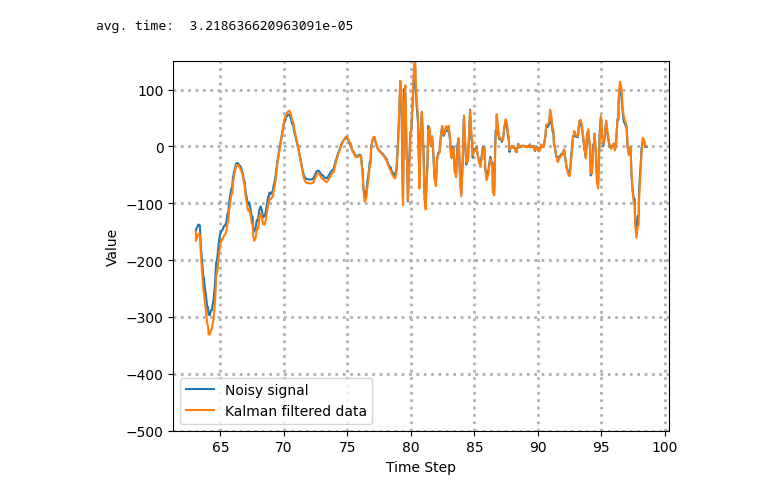
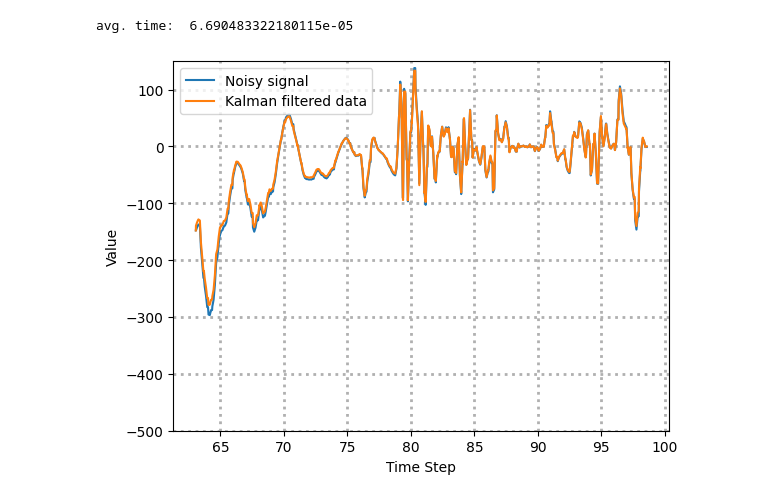
Before and after one commit to NUSTARS/atlas-payload-2026, a Jupyter notebook: Roll-Control/Plotting/DerivativesandSmoothing/derivativesandsmoothing.ipynb, the cells around one changed output. Saved outputs shown, nothing was run; the diff lists cells and outputs as text; code cells hidden in the pictures.

```diff
--- a/Roll-Control/Plotting/DerivativesandSmoothing/derivativesandsmoothing.ipynb
+++ b/Roll-Control/Plotting/DerivativesandSmoothing/derivativesandsmoothing.ipynb
@@ -110,40 +110,40 @@ Q = np.array([[1, 0, 0],
 R = np.array([[0.2, 0],
               [0, 0.2]])
 # initial state
-x0 = np.array([yr[0],0,0])
+x0 = np.array([0, yr[0],0])
 
 # initial covariance matrix
 P0 = np.array([[0.1, 0, 0],
                [0, 0.1, 0],
-               [0, 0, 0.1]])
+               [0, 0, 10]])
 
 KS = KalmanSys(A, H, Q, R, x0, P0)
 
 for i in range(0,len(yr)-1):
     start_time = time.perf_counter()
     dt = xr[i + 1] - xr[i]
     A = np.array([[1, dt, 0.5*dt**2],
                   [0, 1, dt],
                   [0, 0, 1]])
-    Q = 0 * np.array([[(dt**3)/20, (dt**4)/8, (dt**3)/6],
+    Q = 100 * np.array([[(dt**3)/20, (dt**4)/8, (dt**3)/6],
                       [(dt**4)/8, (dt**3)/3, (dt**2)/2],
                       [(dt**3)/6, (dt**2)/2, dt]])
     KS.update()
-    ys[i] = KS.estimate(yr[i])[0]
-    dy[i] = KS.estimate(yr[i])[1]
+    ys[i] = KS.estimate(yr[i])[1]
+    dy[i] = KS.estimate(yr[i])[2]
     totalTime += time.perf_counter() - start_time
 
 print("avg. time: ",totalTime / len(xr))
 
 plt.ylim(-500,150)
 plt.plot(xr, yr, label='Noisy signal')
 plt.plot(xr, ys, label='Kalman filtered data')
 #plt.plot(xr, dy, label='Kalman filtered derivative')
 plt.grid(lw=2,ls=':')
 plt.xlabel('Time Step')
 plt.ylabel("Value")
 plt.legend()
 plt.show()
 # %% [output]
-avg. time:  3.218636620963091e-05
+avg. time:  6.690483322180115e-05
-[figure, old version]
+[figure, new version]
```
Also changed, not shown: parts of 1 cell of this notebook, 2 other files.
